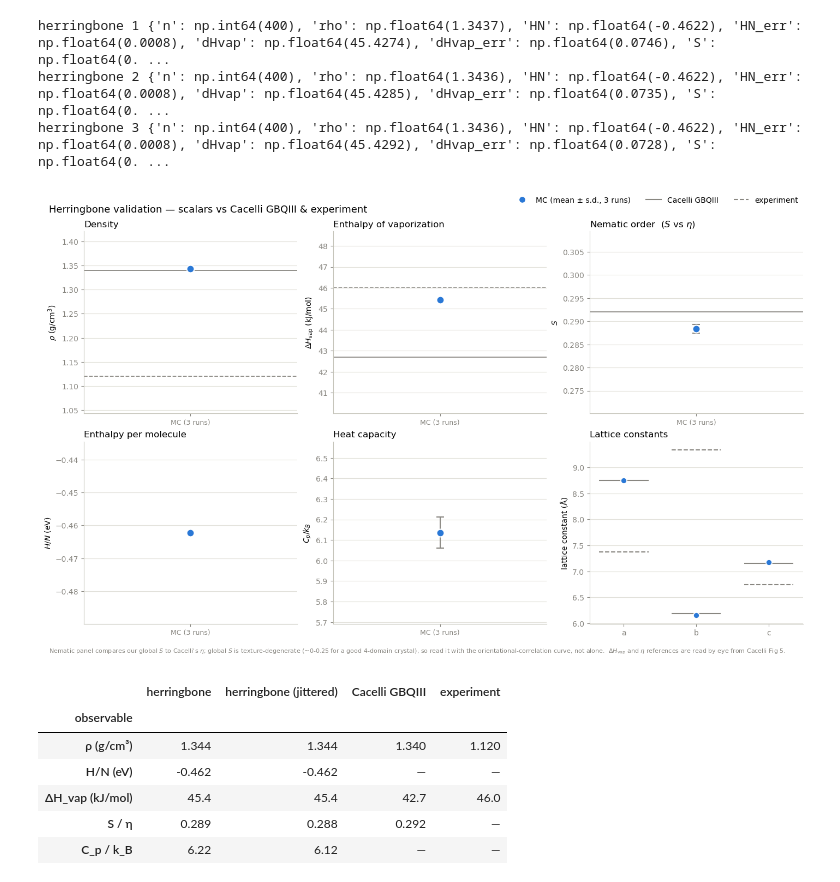
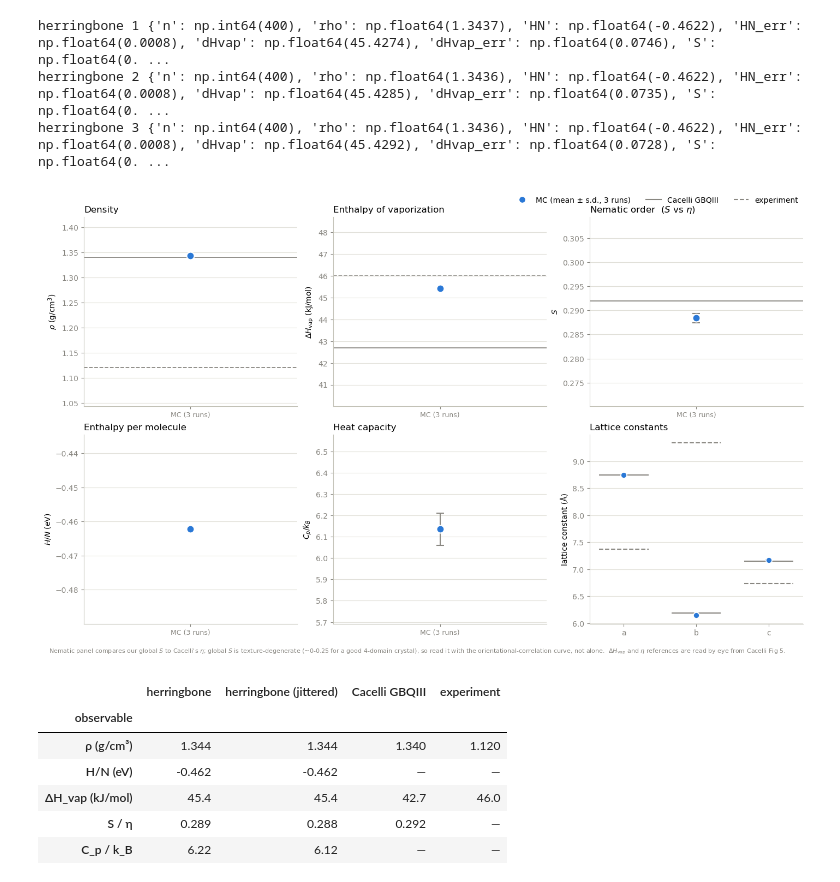
Before and after one commit to ortengren/as_mc, a Jupyter notebook: notebooks/herringbone_runs.ipynb, the cells around one changed output. Drawn from its saved outputs; the diff is of its cells as text; code cells hidden in the pictures.

```diff
--- a/notebooks/herringbone_runs.ipynb
+++ b/notebooks/herringbone_runs.ipynb
@@ -232,36 +232,36 @@ m_abc, sd_abc = agg("abc")
 ax.errorbar(groups, m_abc, yerr=sd_abc, fmt="o", ms=8, color=MARKER, mec="white",
             mew=1.3, ecolor=MUTED, elinewidth=1.5, capsize=4, zorder=3, ls="none")
 for name, refs in REFERENCES.items():
     for g, val in zip(groups, refs["abc"]):
         ax.hlines(val, g - 0.34, g + 0.34, lw=1.5, zorder=0, **REF_STYLE[name])
 ax.set_xticks(groups)
 ax.set_xticklabels(["a", "b", "c"])
 ax.set_title("Lattice constants", loc="left")
 ax.set_ylabel("lattice constant (Å)")
 style(ax)
 
 # --- shared legend: aggregated run marker + reference line styles ---
 handles = [
     Line2D([0], [0], marker="o", color=MARKER, mec="white", mew=1.3, ms=9,
            ls="none", label=f"MC (mean ± s.d., {N_RUNS} runs)")
 ] + [
     Line2D([0], [0], color=REFLINE, ls=REF_STYLE[n]["ls"], lw=1.5, label=n)
     for n in REFERENCES
 ]
 fig.legend(handles=handles, frameon=False, loc="upper right",
            bbox_to_anchor=(1.0, 1.03), ncol=3)
 
-fig.suptitle("Herringbone validation — scalars vs Cacelli GBQIII & experiment",
-             fontsize=13, x=0.01, ha="left")
+# fig.suptitle("Herringbone validation — scalars vs Cacelli GBQIII & experiment",
+#             fontsize=13, x=0.01, ha="left")
 fig.text(0.01, -0.02,
          "Nematic panel compares our global $S$ to Cacelli's "
          "$\\eta$; global $S$ is texture-degenerate (~0-0.25 for a good 4-domain "
          "crystal), so read it with the orientational-correlation curve, not alone.  "
          "$\\Delta H_\\mathrm{vap}$ and $\\eta$ references are read by eye from Cacelli Fig 5.",
          fontsize=8, color=MUTED, ha="left", va="top")
 plt.show()
 # %% [output]
-[figure, old version]
+[figure, new version]
 # %%
 # Table-V-style comparison: our two runs alongside the published references, the
 # exact numbers behind the figure above. "—" = no published value. Reuses
```
Also changed, not shown: 8 other files.
